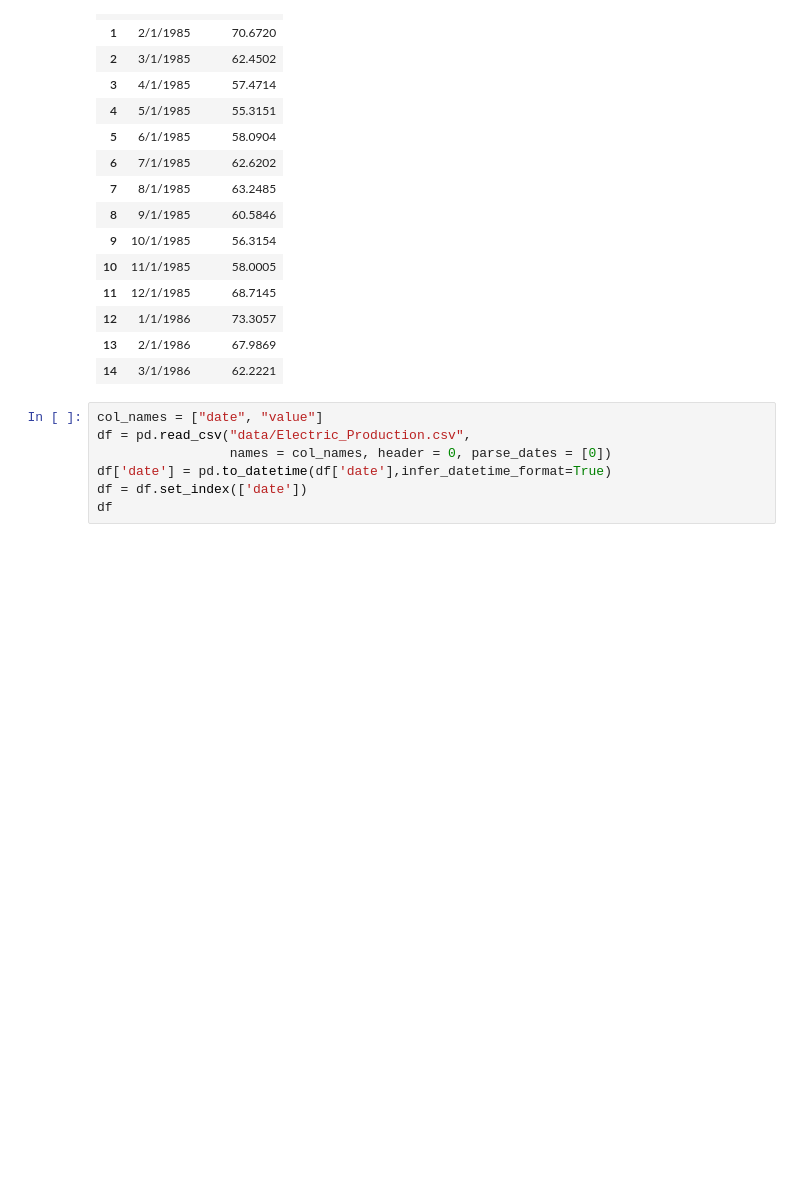
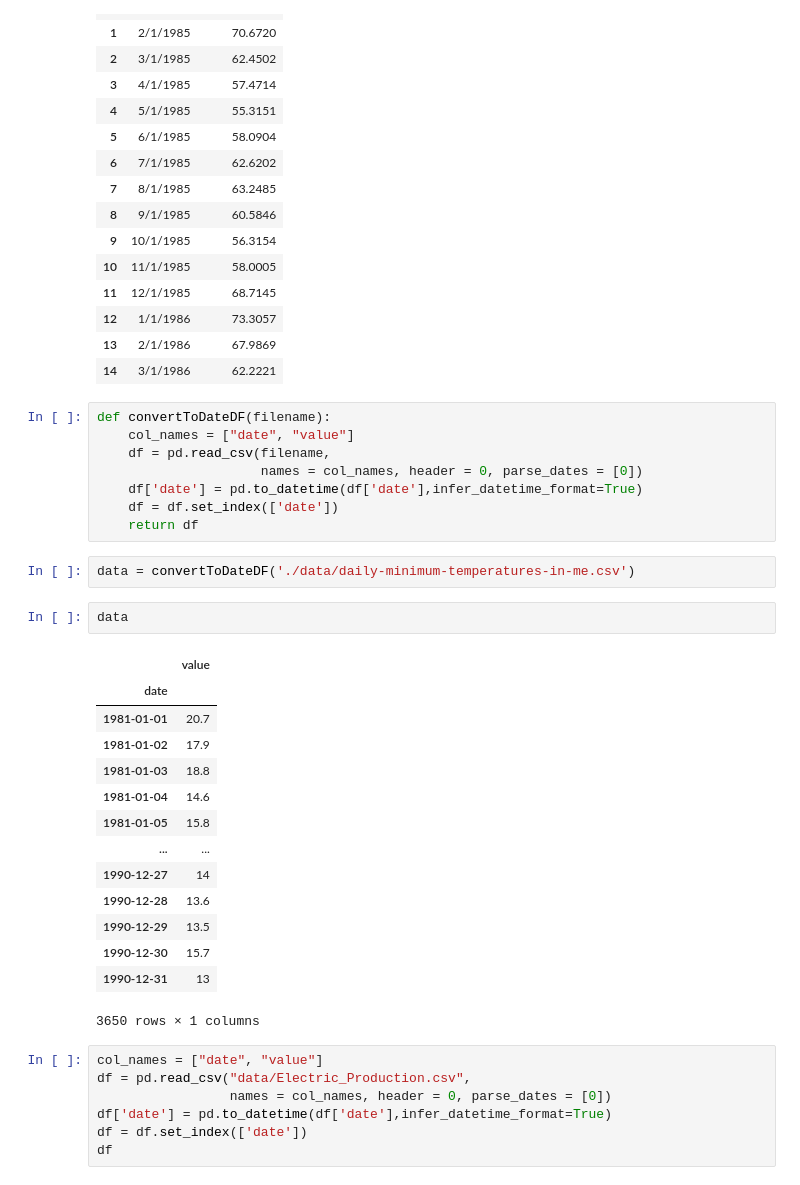
Before and after one commit to mishra-kunal1/Klee-Project, a Jupyter notebook: Untitled.ipynb, the cells around one changed output. Cells and saved outputs as stored; diff of their text form; blank space fills up the shorter version.

```diff
--- a/Untitled.ipynb
+++ b/Untitled.ipynb
@@ -47,6 +51,33 @@ df.head(15)
 | 12 | 1/1/1986 | 73.3057 |
 | 13 | 2/1/1986 | 67.9869 |
 | 14 | 3/1/1986 | 62.2221 |
+# %%
+def convertToDateDF(filename):
+    col_names = ["date", "value"]
+    df = pd.read_csv(filename,
+                     names = col_names, header = 0, parse_dates = [0])
+    df['date'] = pd.to_datetime(df['date'],infer_datetime_format=True)
+    df = df.set_index(['date'])
+    return df
+# %%
+data = convertToDateDF('./data/daily-minimum-temperatures-in-me.csv')
+# %%
+data
+# %% [output]
+|  | value |
+| date |  |
+| 1981-01-01 | 20.7 |
+| 1981-01-02 | 17.9 |
+| 1981-01-03 | 18.8 |
+| 1981-01-04 | 14.6 |
+| 1981-01-05 | 15.8 |
+| ... | ... |
+| 1990-12-27 | 14 |
+| 1990-12-28 | 13.6 |
+| 1990-12-29 | 13.5 |
+| 1990-12-30 | 15.7 |
+| 1990-12-31 | 13 |
+3650 rows × 1 columns
 # %%
 col_names = ["date", "value"]
 df = pd.read_csv("data/Electric_Production.csv",
```
Also changed, not shown: parts of 23 cells of this notebook, 4 other files.
